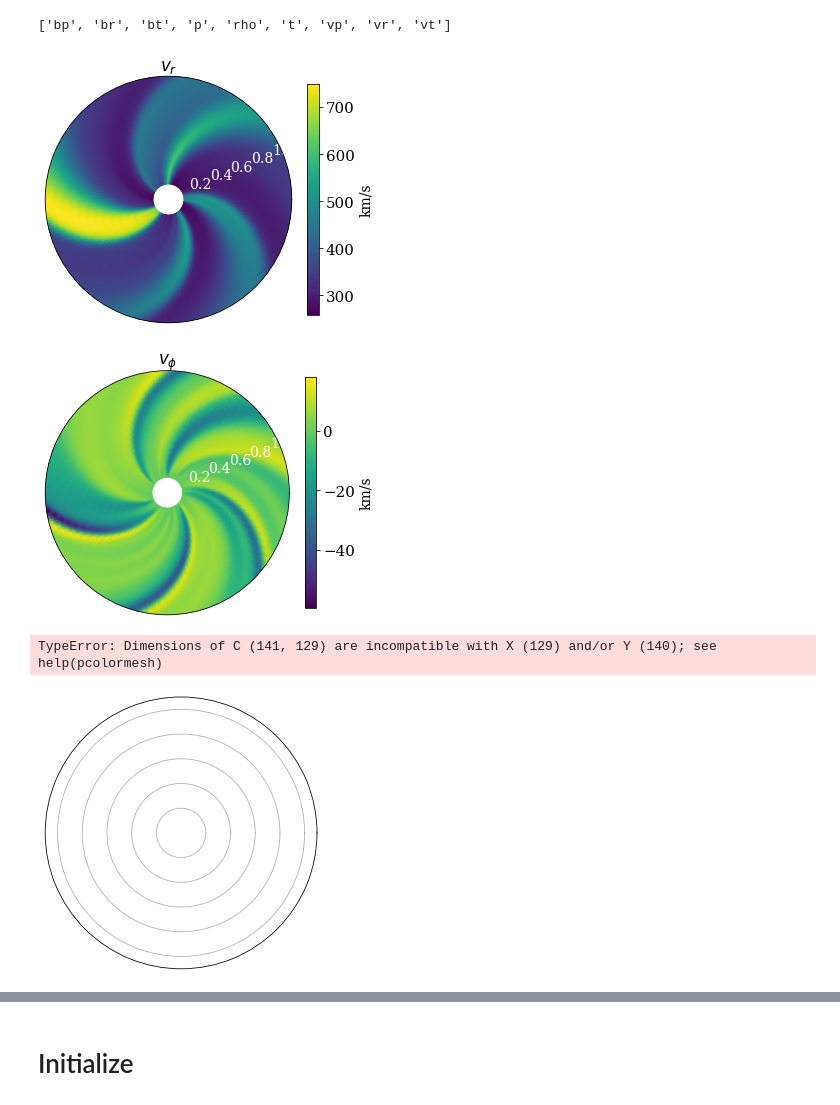
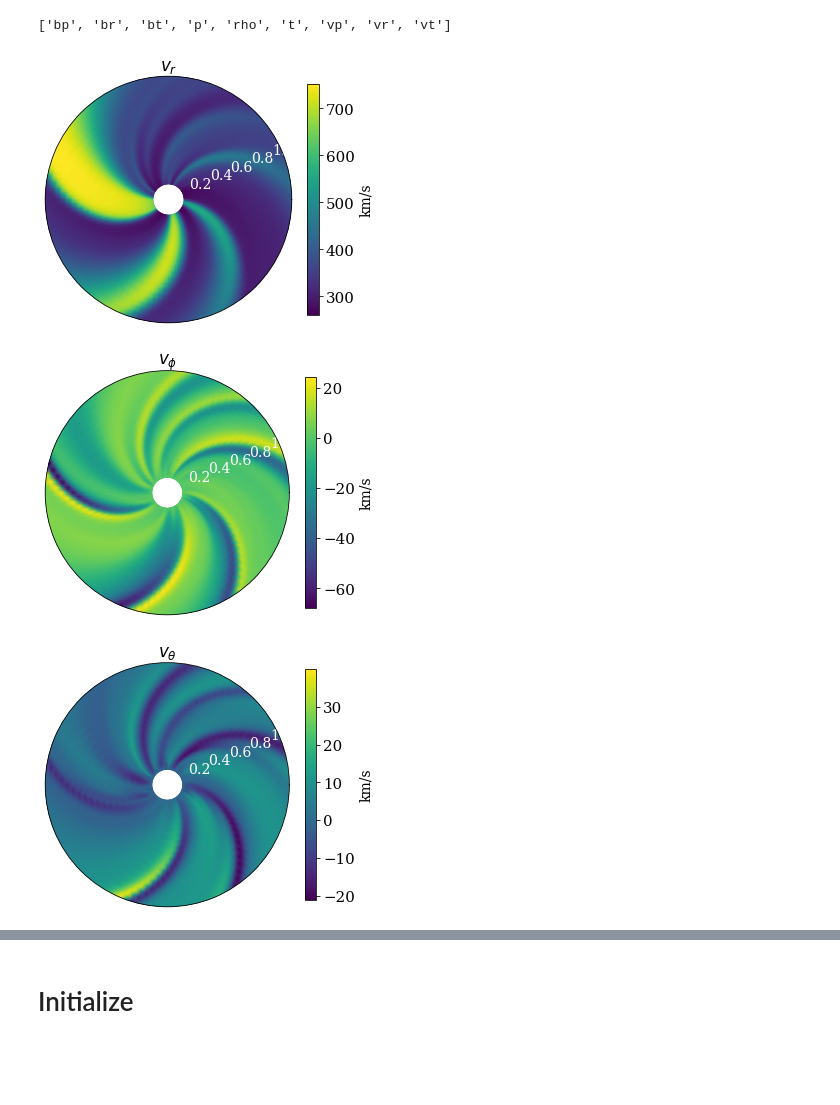
Before and after one commit to opaliss/3D_HD_SW, a Jupyter notebook: 3D_Hydrodynamic_Pizzo.ipynb, the cells around one changed output, grey strips where cells are left out. Cells and saved outputs as stored; diff of their text form; code cells hidden in the pictures; blank space fills up the shorter version.

```diff
--- a/3D_Hydrodynamic_Pizzo.ipynb
+++ b/3D_Hydrodynamic_Pizzo.ipynb
@@ -27,21 +30,21 @@ matplotlib.rc('xtick', labelsize=14)
 matplotlib.rc('ytick', labelsize=14)
 # %%
 # mas output - br, rho, vr
-cr = "2200"
+cr = "2210"
 mas_path = get_mas_path(cr=cr)
 model = MASOutput(mas_path)
 print(model.variables)
 # %% [output]
 ['bp', 'br', 'bt', 'p', 'rho', 't', 'vp', 'vr', 'vt']
 # %%
-pp, tt, rr = np.meshgrid(p, model["vp"].theta_coords, model["vp"].r_coords, indexing='ij')
+pp, tt, rr = np.meshgrid(model["vp"].phi_coords, model["vp"].theta_coords, model["vp"].r_coords, indexing='ij')
 coordinate_grid = np.array([pp.T, tt.T, rr.T]).T
 
 # linear interpolation
 interp_function = RegularGridInterpolator(points=(model["vt"].phi_coords, model["vt"].theta_coords, model["vt"].r_coords),
                                           values=np.array(model["vt"].data), bounds_error=False, fill_value=None)
 
-f_P_newgrid = interp_function(coordinate_grid)
+data_vt = interp_function(coordinate_grid)
 # %%
 # save MHD mesh coordinates Heliographic (rotating) Coordinate System (HG)
 # phi - (0, 2pi)
@@ -70,13 +75,15 @@ vr = np.append(vr,[vr[0, :, :]],axis=0)
 vp = model["vp"].data
 vp = np.append(vp,[vp[0, :, :]],axis=0)
 
-vt = model["vt"].data
+vt = data_vt
 vt = np.append(vt,[vt[0, :, :]],axis=0)
 
-rho = model["rho"].data
+rho = np.array(model["rho"].data) # convert to psi units
+rho = (rho*(1/u.cm**3)).to(1/u.km**3).value # convert to mks
 rho = np.append(rho,[rho[0, :, :]],axis=0)
 
-Pr = model["p"].data
+Pr = np.array(model["p"].data)
+Pr = (Pr*(u.dyne/u.cm**2)).to(u.kg/(u.s**2 * u.km)) # convert to mks
 Pr = np.append(Pr,[Pr[0, :, :]],axis=0)
 # %%
 fig, ax = plt.subplots(figsize=(5,5), subplot_kw={'projection': 'polar'})
@@ -98,7 +105,7 @@ cbar.ax.tick_params(labelsize=15)
 plt.tight_layout()
 plt.savefig("figs/vr.png", dpi=600)
 # %% [output]
-[figure, old version]
+[figure, new version]
 # %%
 fig, ax = plt.subplots(figsize=(5,5), subplot_kw={'projection': 'polar'})
 
@@ -119,29 +126,28 @@ cbar.ax.tick_params(labelsize=15)
 plt.tight_layout()
 plt.savefig("figs/vp.png", dpi=600)
 # %% [output]
-[figure, old version]
+[figure, new version]
 # %%
 fig, ax = plt.subplots(figsize=(5,5), subplot_kw={'projection': 'polar'})
 
 ax.set_rlim(0)
 ax.set_thetalim(0, 2 * np.pi)
 ax.set_xticks([])
 ax.set_ylim(0,1.1)
 rlabels = ax.get_ymajorticklabels()
 for label in rlabels:
     label.set_color('white')
 
-pos = ax.pcolormesh(p, r.to(u.AU).value, f_P_newgrid[:, 55, :].T, shading='gouraud', cmap="viridis")
+pos = ax.pcolormesh(p, r.to(u.AU).value, vt[:, 55, 1:].T, shading='gouraud', cmap="viridis")
 ax.set_title(r"$v_{\theta}$")
 cbar = fig.colorbar(pos, ax=(ax), orientation="vertical", shrink=0.7)
 cbar.ax.set_ylabel(r'km/s', rotation=90, fontsize=14)
 cbar.ax.tick_params(labelsize=15)
 
 plt.tight_layout()
 plt.savefig("figs/vt.png", dpi=600)
 # %% [output]
-TypeError: Dimensions of C (141, 129) are incompatible with X (129) and/or Y (140); see help(pcolormesh)
-[figure, old version]
+[figure, new version]
 # %%
 fig, ax = plt.subplots(figsize=(5,5), subplot_kw={'projection': 'polar'})
 
```
Also changed, not shown: parts of 10 cells of this notebook, 6 other files.
